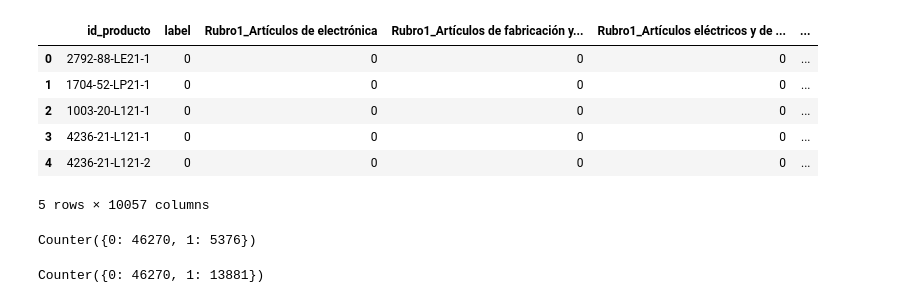
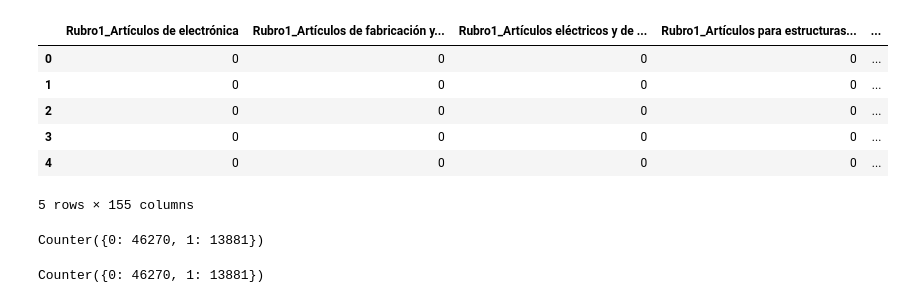
Before and after one commit to metalkutz/juanito_v2.0, a Jupyter notebook: mod_reg_logist.ipynb, the cells around one changed output. Saved outputs shown, nothing was run; the diff lists cells and outputs as text; code cells hidden in the pictures.

```diff
--- a/mod_reg_logist.ipynb
+++ b/mod_reg_logist.ipynb
@@ -14,17 +21,19 @@ from main import *
-# %%
-df3.head()
-# %% [output]
-|  | id_producto | label | Rubro1_Artículos de electrónica | Rubro1_Artículos de fabricación y... | Rubro1_Artículos eléctricos y de ... | ... |
-| 0 | 2792-88-LE21-1 | 0 | 0 | 0 | 0 | ... |
-| 1 | 1704-52-LP21-1 | 0 | 0 | 0 | 0 | ... |
-| 2 | 1003-20-L121-1 | 0 | 0 | 0 | 0 | ... |
-| 3 | 4236-21-L121-1 | 0 | 0 | 0 | 0 | ... |
-| 4 | 4236-21-L121-2 | 0 | 0 | 0 | 0 | ... |
-5 rows × 10057 columns
-# %%
-Counter(df3['label'])
-# %% [output]
-Counter({0: 46270, 1: 5376})
+# %%
+#X_balanceado.head()
+X_balanceado_redux.head()
+# %% [output]
+|  | Rubro1_Artículos de electrónica | Rubro1_Artículos de fabricación y... | Rubro1_Artículos eléctricos y de ... | Rubro1_Artículos para estructuras... | ... |
+| 0 | 0 | 0 | 0 | 0 | ... |
+| 1 | 0 | 0 | 0 | 0 | ... |
+| 2 | 0 | 0 | 0 | 0 | ... |
+| 3 | 0 | 0 | 0 | 0 | ... |
+| 4 | 0 | 0 | 0 | 0 | ... |
+5 rows × 155 columns
+# %%
+Counter(y_balanceado)
+#Counter(y_balanceado_redux)
+# %% [output]
+Counter({0: 46270, 1: 13881})
 # %%
 X_balanceado
 y_balanceado
```
Also changed, not shown: parts of 8 cells of this notebook, 1 other file.
